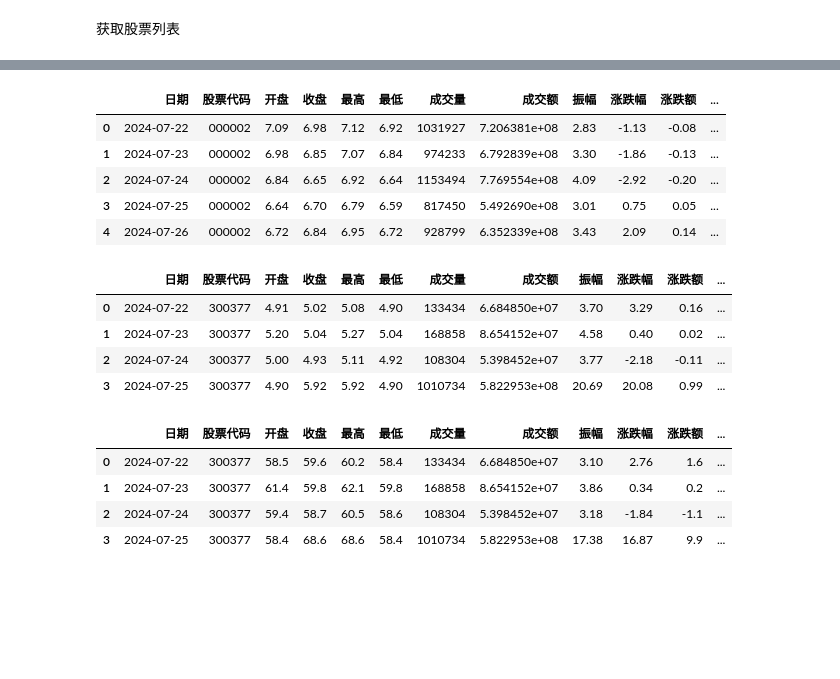
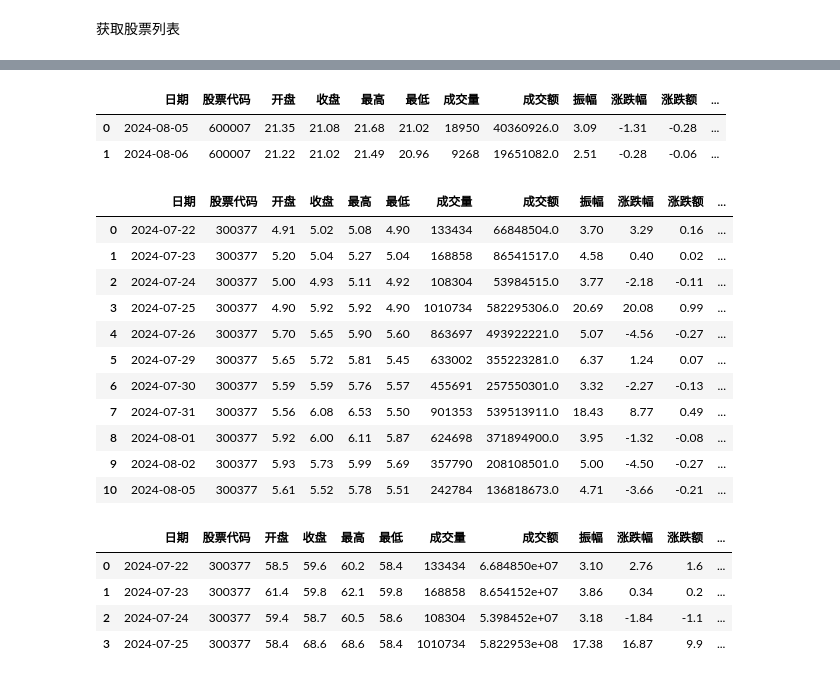
Before and after one commit to EveryFine/GeniusAI, a Jupyter notebook: GeniusChatbots/playground/datasource/AKShare获取股票信息.ipynb, the cells around one changed output, grey strips where cells are left out. Saved outputs shown, nothing was run; the diff lists cells and outputs as text; code cells hidden in the pictures; blank space fills up the shorter version.

```diff
--- a/GeniusChatbots/playground/datasource/AKShare获取股票信息.ipynb
+++ b/GeniusChatbots/playground/datasource/AKShare获取股票信息.ipynb
@@ -266,22 +266,26 @@ ak.stock_zh_a_spot_em()
+# %%
+stock_zh_a_hist_df = ak.stock_zh_a_hist(symbol="600007", period="daily", start_date="20240805", end_date='20240807', adjust="")
+stock_zh_a_hist_df
+# %% [output]
+|  | 日期 | 股票代码 | 开盘 | 收盘 | 最高 | 最低 | 成交量 | 成交额 | 振幅 | 涨跌幅 | 涨跌额 | ... |
+| 0 | 2024-08-05 | 600007 | 21.35 | 21.08 | 21.68 | 21.02 | 18950 | 40360926.0 | 3.09 | -1.31 | -0.28 | ... |
+| 1 | 2024-08-06 | 600007 | 21.22 | 21.02 | 21.49 | 20.96 | 9268 | 19651082.0 | 2.51 | -0.28 | -0.06 | ... |
 # %%
-stock_zh_a_hist_df = ak.stock_zh_a_hist(symbol="000002", period="daily", start_date="20240720", end_date='20240728', adjust="")
+stock_zh_a_hist_df = ak.stock_zh_a_hist(symbol="300377", period="daily", start_date="20240720", end_date='20240805', adjust="")
 stock_zh_a_hist_df
 # %% [output]
 |  | 日期 | 股票代码 | 开盘 | 收盘 | 最高 | 最低 | 成交量 | 成交额 | 振幅 | 涨跌幅 | 涨跌额 | ... |
-| 0 | 2024-07-22 | 000002 | 7.09 | 6.98 | 7.12 | 6.92 | 1031927 | 7.206381e+08 | 2.83 | -1.13 | -0.08 | ... |
-| 1 | 2024-07-23 | 000002 | 6.98 | 6.85 | 7.07 | 6.84 | 974233 | 6.792839e+08 | 3.30 | -1.86 | -0.13 | ... |
-| 2 | 2024-07-24 | 000002 | 6.84 | 6.65 | 6.92 | 6.64 | 1153494 | 7.769554e+08 | 4.09 | -2.92 | -0.20 | ... |
-| 3 | 2024-07-25 | 000002 | 6.64 | 6.70 | 6.79 | 6.59 | 817450 | 5.492690e+08 | 3.01 | 0.75 | 0.05 | ... |
-| 4 | 2024-07-26 | 000002 | 6.72 | 6.84 | 6.95 | 6.72 | 928799 | 6.352339e+08 | 3.43 | 2.09 | 0.14 | ... |
+| 0 | 2024-07-22 | 300377 | 4.91 | 5.02 | 5.08 | 4.90 | 133434 | 66848504.0 | 3.70 | 3.29 | 0.16 | ... |
+| 1 | 2024-07-23 | 300377 | 5.20 | 5.04 | 5.27 | 5.04 | 168858 | 86541517.0 | 4.58 | 0.40 | 0.02 | ... |
+| 2 | 2024-07-24 | 300377 | 5.00 | 4.93 | 5.11 | 4.92 | 108304 | 53984515.0 | 3.77 | -2.18 | -0.11 | ... |
+| 3 | 2024-07-25 | 300377 | 4.90 | 5.92 | 5.92 | 4.90 | 1010734 | 582295306.0 | 20.69 | 20.08 | 0.99 | ... |
+| 4 | 2024-07-26 | 300377 | 5.70 | 5.65 | 5.90 | 5.60 | 863697 | 493922221.0 | 5.07 | -4.56 | -0.27 | ... |
+| 5 | 2024-07-29 | 300377 | 5.65 | 5.72 | 5.81 | 5.45 | 633002 | 355223281.0 | 6.37 | 1.24 | 0.07 | ... |
+| 6 | 2024-07-30 | 300377 | 5.59 | 5.59 | 5.76 | 5.57 | 455691 | 257550301.0 | 3.32 | -2.27 | -0.13 | ... |
+| 7 | 2024-07-31 | 300377 | 5.56 | 6.08 | 6.53 | 5.50 | 901353 | 539513911.0 | 18.43 | 8.77 | 0.49 | ... |
+| 8 | 2024-08-01 | 300377 | 5.92 | 6.00 | 6.11 | 5.87 | 624698 | 371894900.0 | 3.95 | -1.32 | -0.08 | ... |
+| 9 | 2024-08-02 | 300377 | 5.93 | 5.73 | 5.99 | 5.69 | 357790 | 208108501.0 | 5.00 | -4.50 | -0.27 | ... |
+| 10 | 2024-08-05 | 300377 | 5.61 | 5.52 | 5.78 | 5.51 | 242784 | 136818673.0 | 4.71 | -3.66 | -0.21 | ... |
-# %%
-stock_zh_a_hist_df = ak.stock_zh_a_hist(symbol="300377", period="daily", start_date="20240720", end_date='20240730', adjust="")
-stock_zh_a_hist_df
-# %% [output]
-|  | 日期 | 股票代码 | 开盘 | 收盘 | 最高 | 最低 | 成交量 | 成交额 | 振幅 | 涨跌幅 | 涨跌额 | ... |
-| 0 | 2024-07-22 | 300377 | 4.91 | 5.02 | 5.08 | 4.90 | 133434 | 6.684850e+07 | 3.70 | 3.29 | 0.16 | ... |
-| 1 | 2024-07-23 | 300377 | 5.20 | 5.04 | 5.27 | 5.04 | 168858 | 8.654152e+07 | 4.58 | 0.40 | 0.02 | ... |
-| 2 | 2024-07-24 | 300377 | 5.00 | 4.93 | 5.11 | 4.92 | 108304 | 5.398452e+07 | 3.77 | -2.18 | -0.11 | ... |
-| 3 | 2024-07-25 | 300377 | 4.90 | 5.92 | 5.92 | 4.90 | 1010734 | 5.822953e+08 | 20.69 | 20.08 | 0.99 | ... |
 # %%
 stock_zh_a_hist_df = ak.stock_zh_a_hist(symbol="300377", period="daily", start_date="20240720", end_date='20240730', adjust="hfq")
 stock_zh_a_hist_df
```
Also changed, not shown: parts of 52 cells of this notebook, 3 other files.
